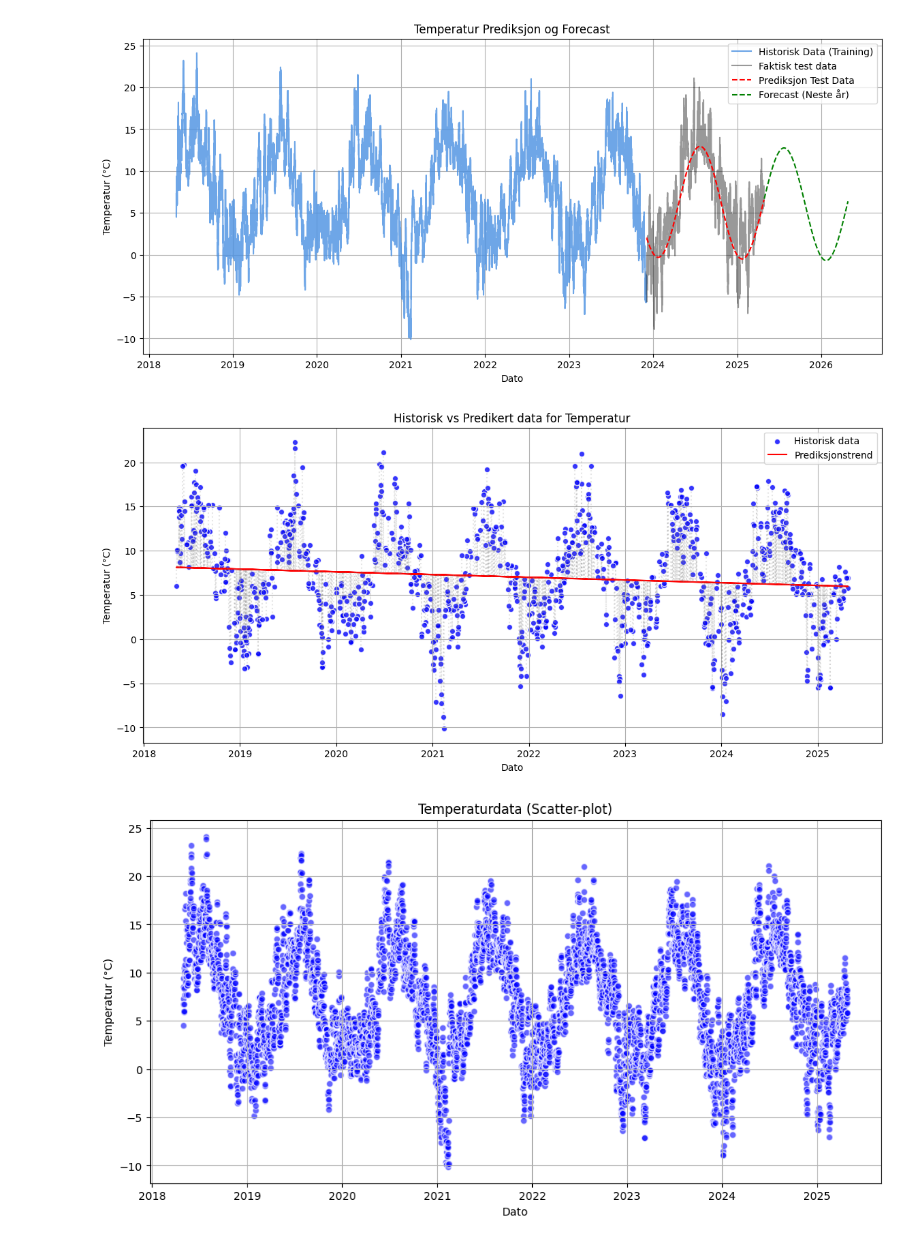
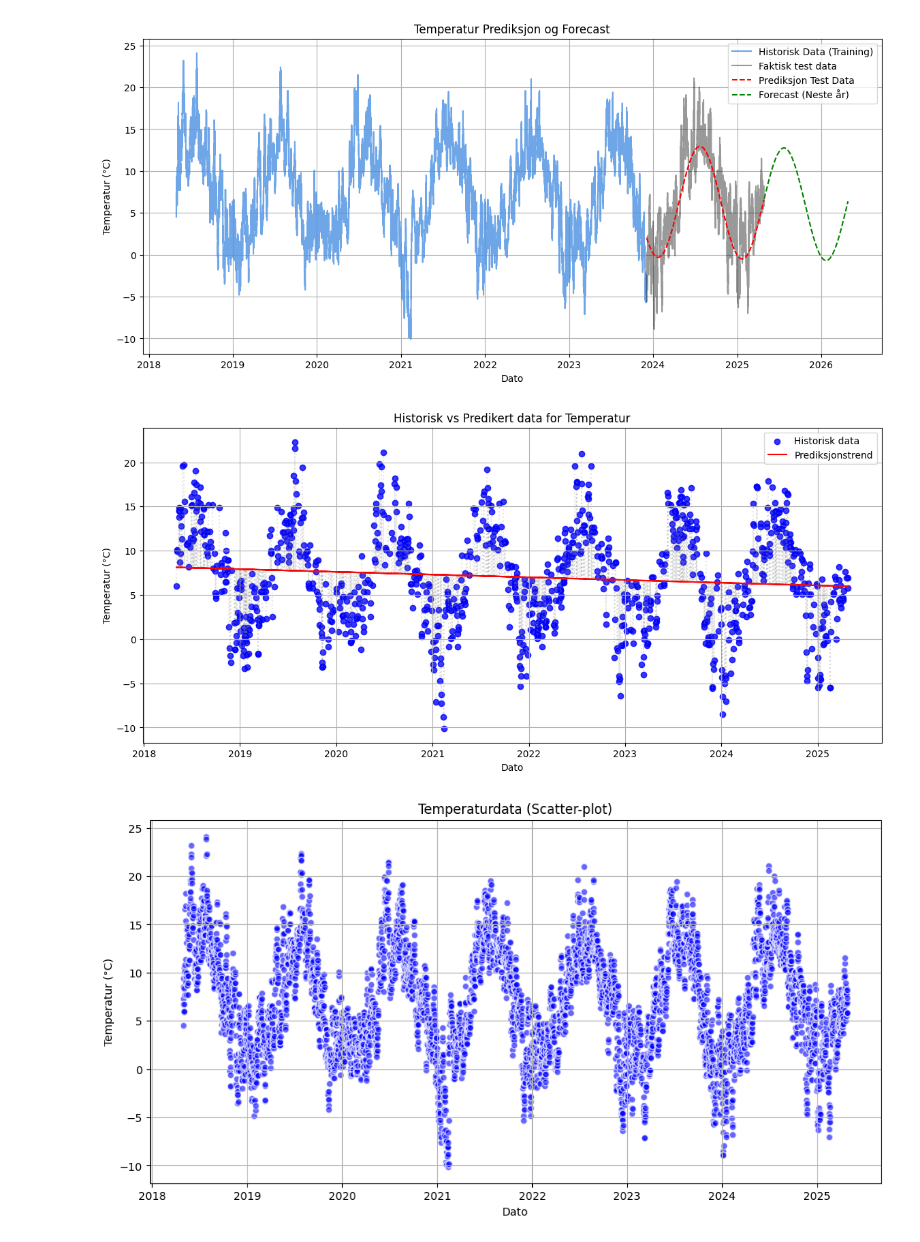
Before and after one commit to Trankevin01/Miljoedataanalyseapplikasjon, a Jupyter notebook: proj_environment/notebooks/3. Plotting av data.ipynb, the cells around one changed output. Drawn from its saved outputs; the diff is of its cells as text; code cells hidden in the pictures.

Commit message:
FIkset plot

```diff
--- a/proj_environment/notebooks/3. Plotting av data.ipynb
+++ b/proj_environment/notebooks/3. Plotting av data.ipynb
@@ -134,14 +134,10 @@ Mean Squared Error (MSE) on Test Set: 11.718
 [figure]
 # %%
 import matplotlib.pyplot as plt
-import plotly.graph_objects as go
 import pandas as pd
-
 from sklearn.linear_model import LinearRegression
 from sklearn.preprocessing import StandardScaler
 from sklearn.model_selection import train_test_split
-from sklearn.metrics import mean_absolute_error
-from sklearn.metrics import r2_score
 
 # Les inn data
 temperature_data = pd.read_csv("../data/temperature_data.csv")
@@ -162,53 +158,47 @@ X_train, X_test, y_train, y_test = train_test_split(X_regn, Y_regn, test_size=0.
 X_train = X_train.values.reshape(-1, 1)
 X_test = X_test.values.reshape(-1, 1)
 
+# Behold en kopi av de opprinnelige datoene for plotting
+X_test_dates = X_test.flatten()
+
 # Skalering
 scaler = StandardScaler()
-
-# Passerer StandardScaler til dataene og transformerer deretter dataene.
 X_train_scaled = scaler.fit_transform(X_train)
 X_test_scaled = scaler.transform(X_test)
 
-X_test_scaled,X_train_scaled
-
-# KOnverterer de skalerte arrayene tilbake til DataFrames
-X_train_scaled_df = pd.DataFrame(X_train_scaled, columns=['referenceTime'])
-X_test_scaled_df = pd.DataFrame(X_test_scaled, columns=['referenceTime'])
-
 # Trene en lineær regresjonsmodell og gjøre prediksjoner på testsettet
 regr = LinearRegression()
-regr.fit(X_train_scaled_df, y_train)
+regr.fit(X_train_scaled, y_train)
 
 # Predikere på testsettet
-y_pred = regr.predict(X_test_scaled_df)
+y_pred = regr.predict(X_test_scaled)
 
-# Tilbakestill indeksen for y_test og X_test_flat
+# Tilbakestill indeksen for y_test
 y_test_reset = y_test.reset_index(drop=True)
-X_test_flat_reset = pd.Series(X_test_flat).reset_index(drop=True)
 
 # Visualiserer prediksjoner vs faktiske verdier med datoer på x-aksen
 plt.figure(figsize=(14, 6))
 
 # Plot historiske data
-plt.scatter(X_test_flat_reset, y_test_reset, color='blue', label='Historisk data', alpha=0.8, edgecolors='w')
+plt.scatter(X_test_dates, y_test_reset, color='blue', label='Historisk data', alpha=0.8)
 
 # Plot prediksjonstrend
-plt.plot(X_test_flat_reset, y_pred, color='red', label='Prediksjonstrend')
+plt.plot(X_test_dates, y_pred, color='red', label='Prediksjonstrend')
 
 # Legg til stiplete linjer for å vise avvik mellom faktiske og predikerte verdier
-for i in range(len(X_test_flat_reset)):
-    plt.plot([X_test_flat_reset[i], X_test_flat_reset[i]],
+for i in range(len(X_test_dates)):
+    plt.plot([X_test_dates[i], X_test_dates[i]],
              [y_test_reset[i], y_pred[i]], color='Gray', linestyle='dotted', alpha=0.2)
 
 # Legg til tittel og akseetiketter
 plt.title('Historisk vs Predikert data for Temperatur')
-plt.xlabel('Dato')  # Endret fra skalert verdi til dato
+plt.xlabel('Dato')
 plt.ylabel('Temperatur (°C)')
 plt.legend()
 plt.grid(True)
 plt.show()
 # %% [output]
-[figure, old version]
+[figure, new version]
 # %%
 # Leser data fra de separate CSV-filene
 temperature_data = pd.read_csv("../data/temperature_data.csv")
```
Also changed, not shown: parts of 1 cell of this notebook.
